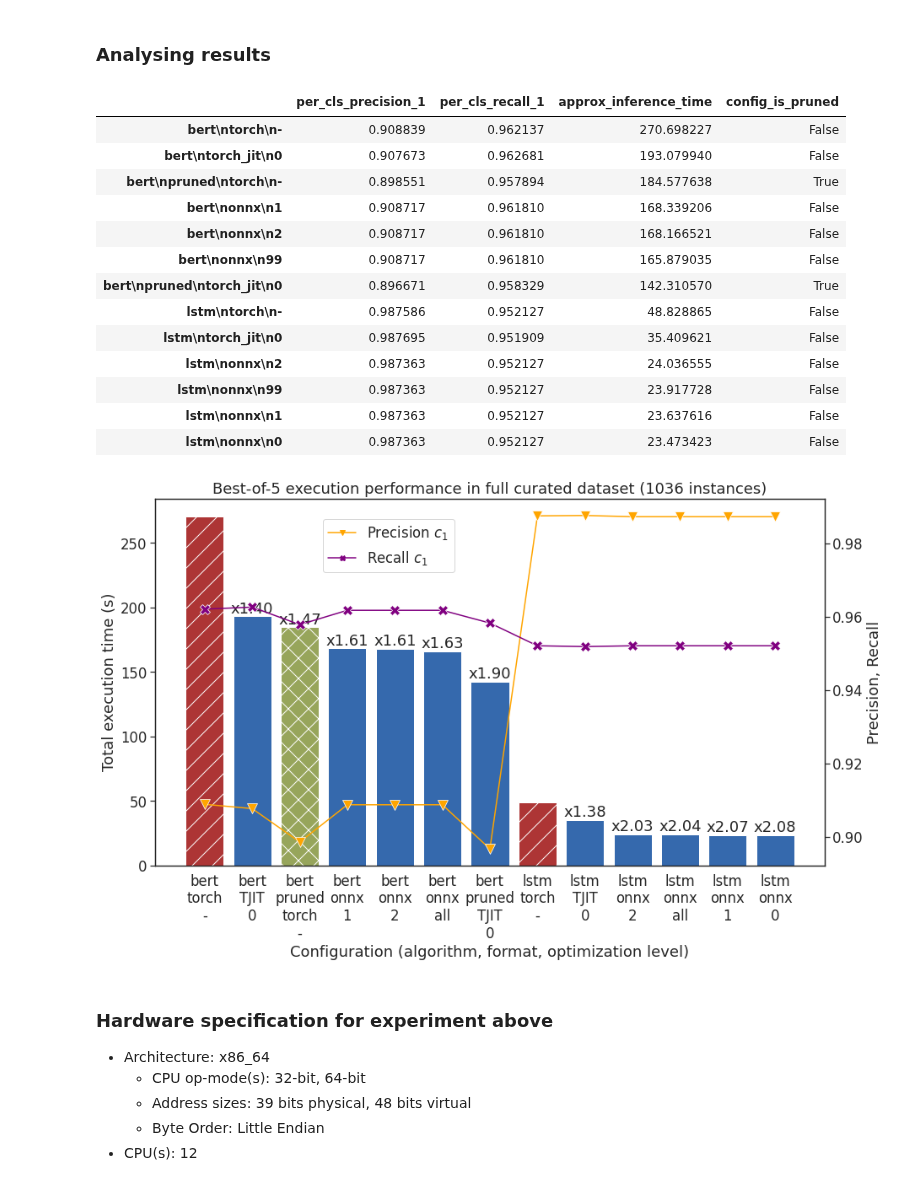
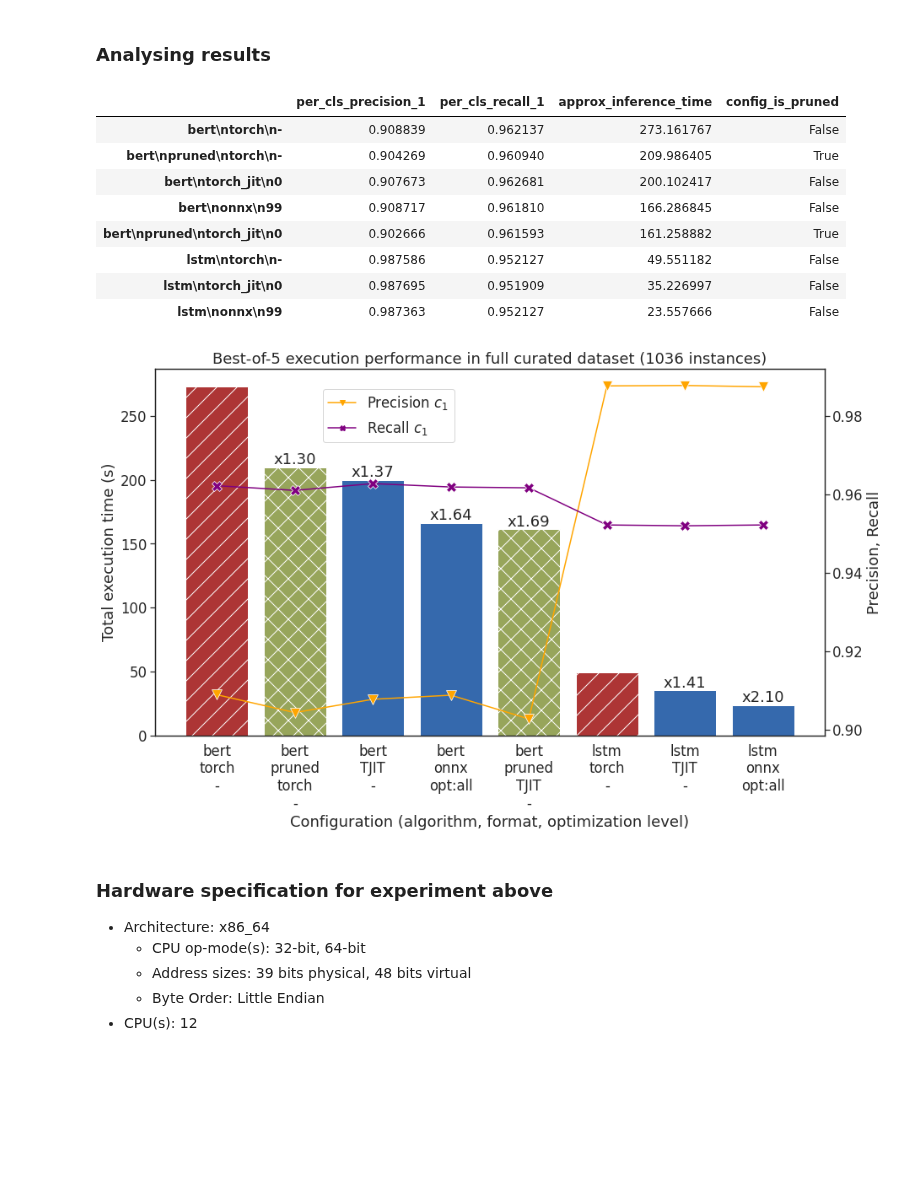
Before and after one commit to ulysses-camara/ulysses-segmenter, a Jupyter notebook: notebooks/7_optimization_and_compression.ipynb, the cells around one changed output. Drawn from its saved outputs; the diff is of its cells as text; code cells hidden in the pictures; blank space fills up the shorter version.

```diff
--- a/notebooks/7_optimization_and_compression.ipynb
+++ b/notebooks/7_optimization_and_compression.ipynb
@@ -29,7 +29,7 @@ import prune_heads
 %autoreload 2
 
 
-PRUNE_HEADS = False
+PRUNE_HEADS = True
 
 PERFORMANCE_LOGS_DIR = "performance_logs"
 pathlib.Path(PERFORMANCE_LOGS_DIR).mkdir(exist_ok=True, parents=True)
@@ -73,7 +73,7 @@ if PRUNE_HEADS:
         segmenter_bert.model,
         eval_dataloader,
         device=device,
-        masking_threshold=0.99,
+        masking_threshold=0.995,
     )
 
     prune_heads.prune_heads(
@@ -405,7 +405,7 @@ quantized_model_paths: dict[tuple[t.Type, str, int], tuple[str, ...]] = {}
 for base_model in (segmenter_bert, segmenter_lstm, segmenter_pruned_bert):
     for model_output_format in ("onnx", "torch_jit"):
         if model_output_format == "onnx":
-            optimization_levels = (0, 1, 2, 99)
+            optimization_levels = (99,)
 
         else:
             optimization_levels = (0,)
@@ -563,22 +563,17 @@ df_all_results = pd.read_csv(
     index_col=0,
     header=0,
 )
-df_all_results[["per_cls_precision_1", "per_cls_recall_1", "approx_inference_time"]]
+df_all_results[["per_cls_precision_1", "per_cls_recall_1", "approx_inference_time", "config_is_pruned"]]
 # %% [output]
 |  | per_cls_precision_1 | per_cls_recall_1 | approx_inference_time | config_is_pruned |
-| bert\ntorch\n- | 0.908839 | 0.962137 | 270.698227 | False |
-| bert\ntorch_jit\n0 | 0.907673 | 0.962681 | 193.079940 | False |
-| bert\npruned\ntorch\n- | 0.898551 | 0.957894 | 184.577638 | True |
-| bert\nonnx\n1 | 0.908717 | 0.961810 | 168.339206 | False |
-| bert\nonnx\n2 | 0.908717 | 0.961810 | 168.166521 | False |
-| bert\nonnx\n99 | 0.908717 | 0.961810 | 165.879035 | False |
-| bert\npruned\ntorch_jit\n0 | 0.896671 | 0.958329 | 142.310570 | True |
-| lstm\ntorch\n- | 0.987586 | 0.952127 | 48.828865 | False |
-| lstm\ntorch_jit\n0 | 0.987695 | 0.951909 | 35.409621 | False |
-| lstm\nonnx\n2 | 0.987363 | 0.952127 | 24.036555 | False |
-| lstm\nonnx\n99 | 0.987363 | 0.952127 | 23.917728 | False |
-| lstm\nonnx\n1 | 0.987363 | 0.952127 | 23.637616 | False |
-| lstm\nonnx\n0 | 0.987363 | 0.952127 | 23.473423 | False |
+| bert\ntorch\n- | 0.908839 | 0.962137 | 273.161767 | False |
+| bert\npruned\ntorch\n- | 0.904269 | 0.960940 | 209.986405 | True |
+| bert\ntorch_jit\n0 | 0.907673 | 0.962681 | 200.102417 | False |
+| bert\nonnx\n99 | 0.908717 | 0.961810 | 166.286845 | False |
+| bert\npruned\ntorch_jit\n0 | 0.902666 | 0.961593 | 161.258882 | True |
+| lstm\ntorch\n- | 0.987586 | 0.952127 | 49.551182 | False |
+| lstm\ntorch_jit\n0 | 0.987695 | 0.951909 | 35.226997 | False |
+| lstm\nonnx\n99 | 0.987363 | 0.952127 | 23.557666 | False |
 # %%
 score_p = df_all_results["per_cls_precision_1"]
 score_r = df_all_results["per_cls_recall_1"]
@@ -606,15 +601,20 @@ fn_hex_to_tuple = lambda hex_v: tuple(int(hex_v[i:i+2], base=16)/255 for i in ra
 colors = {
     ("-", False): fn_hex_to_tuple("C12121"),
     ("-", True): fn_hex_to_tuple("9EB24E"),
+    ("0", True): fn_hex_to_tuple("9EB24E"),
 }
 
 hatches = {
     ("-", False): r"/",
     ("-", True): r"X",
+    ("0", True): r"X",
 }
 
 ax_sns_barplot = sns.barplot(
-    x=[item.replace("99", "all").replace("torch_jit", "TJIT") for item in df_all_results.index],
+    x=[
+        item.replace("99", "opt:all").replace("torch_jit", "TJIT").replace("0", "-")
+        for item in df_all_results.index
+    ],
     y="approx_inference_time",
     ax=ax1,
     data=df_all_results,
@@ -648,34 +648,34 @@ ax_sns_lineplot.set_ylabel("Precision, Recall")
 
 ax_sns_barplot.set_title(
     f"Best-of-5 execution performance in full curated dataset ({curated_df.shape[0]} instances)"
 )
 ax_sns_barplot.set_ylabel("Total execution time (s)");
 ax_sns_barplot.set_xlabel("Configuration (algorithm, format, optimization level)");
 
 base_exec_perf_bert = df_all_results.loc[
     (df_all_results[["config_opt_level", "config_model_type", "config_is_pruned"]] == ("-", "bert", False)).all(axis="columns"),
     "approx_inference_time",
 ]
 
 base_exec_perf_lstm = df_all_results.loc[
     (df_all_results[["config_opt_level", "config_model_type"]] == ("-", "lstm")).all(axis="columns"),
     "approx_inference_time",
 ]
 
 speed_ups = [
     (base_exec_perf_bert if model == "bert" else base_exec_perf_lstm) / inf_time
     for inf_time, model in df_all_results[["approx_inference_time", "config_model_type"]].values
 ]
 speed_ups = np.asfarray(speed_ups).squeeze()
 
 ax_sns_barplot.bar_label(
     ax_sns_barplot.containers[0],
     labels=map(lambda x: f"x{x:.2f}" if x > 1.0 else "", speed_ups),
 );
 
 fig.savefig(fname=os.path.join(PERFORMANCE_LOGS_DIR, "perf_plot.pdf"), format="pdf", bbox_inches="tight")
 # %% [output]
-[figure, old version]
+[figure, new version]
 # %% [markdown]
 ### Hardware specification for experiment above
 - Architecture:            x86_64
```
Also changed, not shown: parts of 33 cells of this notebook.
